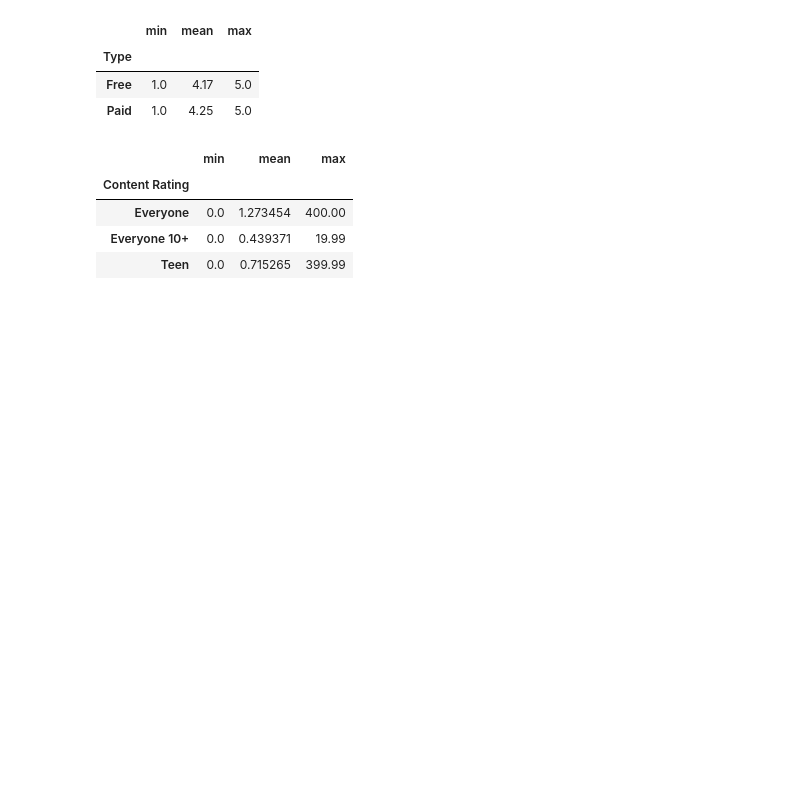
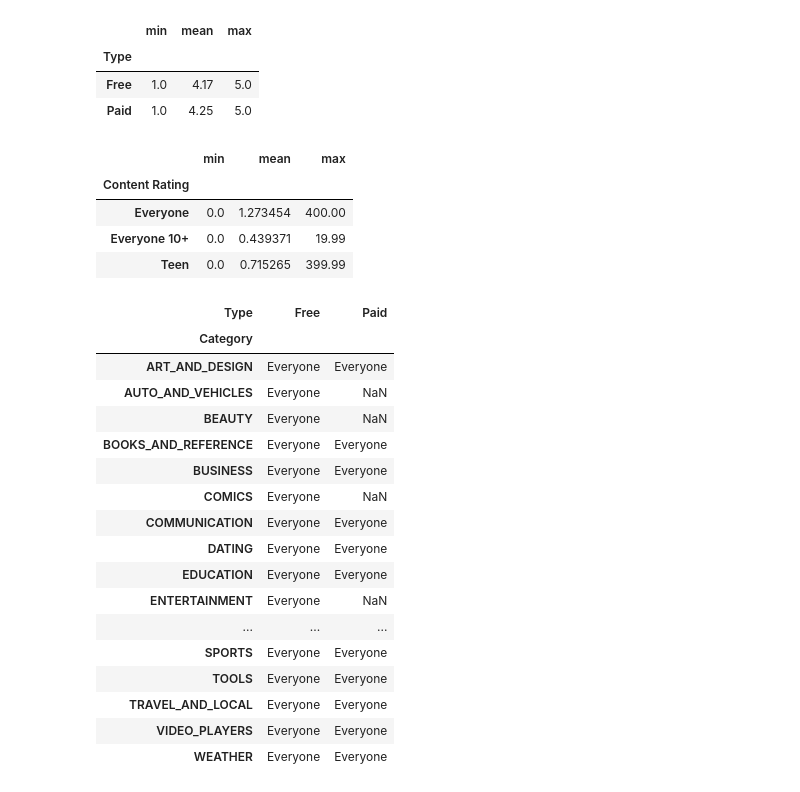
Before and after one commit to helppls551/labi, a Jupyter notebook: Untitled-1.ipynb, the cells around one changed output. Saved outputs shown, nothing was run; the diff lists cells and outputs as text; code cells hidden in the pictures; blank space fills up the shorter version.

```diff
--- a/Untitled-1.ipynb
+++ b/Untitled-1.ipynb
@@ -106,3 +107,28 @@ df.groupby(by='Content Rating')['Price'].agg(['min','mean','max'])
 | Everyone | 0.0 | 1.273454 | 400.00 |
 | Everyone 10+ | 0.0 | 0.439371 | 19.99 |
 | Teen | 0.0 | 0.715265 | 399.99 |
+# %%
+df.pivot_table(columns='Type',
+               index='Category',
+               values='Content Rating',
+               aggfunc = 'min'
+)
+# %% [output]
+| Type | Free | Paid |
+| Category |  |  |
+| ART_AND_DESIGN | Everyone | Everyone |
+| AUTO_AND_VEHICLES | Everyone | NaN |
+| BEAUTY | Everyone | NaN |
+| BOOKS_AND_REFERENCE | Everyone | Everyone |
+| BUSINESS | Everyone | Everyone |
+| COMICS | Everyone | NaN |
+| COMMUNICATION | Everyone | Everyone |
+| DATING | Everyone | Everyone |
+| EDUCATION | Everyone | Everyone |
+| ENTERTAINMENT | Everyone | NaN |
+| ... | ... | ... |
+| SPORTS | Everyone | Everyone |
+| TOOLS | Everyone | Everyone |
+| TRAVEL_AND_LOCAL | Everyone | Everyone |
+| VIDEO_PLAYERS | Everyone | Everyone |
+| WEATHER | Everyone | Everyone |
```
Also changed, not shown: parts of 6 cells of this notebook, 1 other file.
